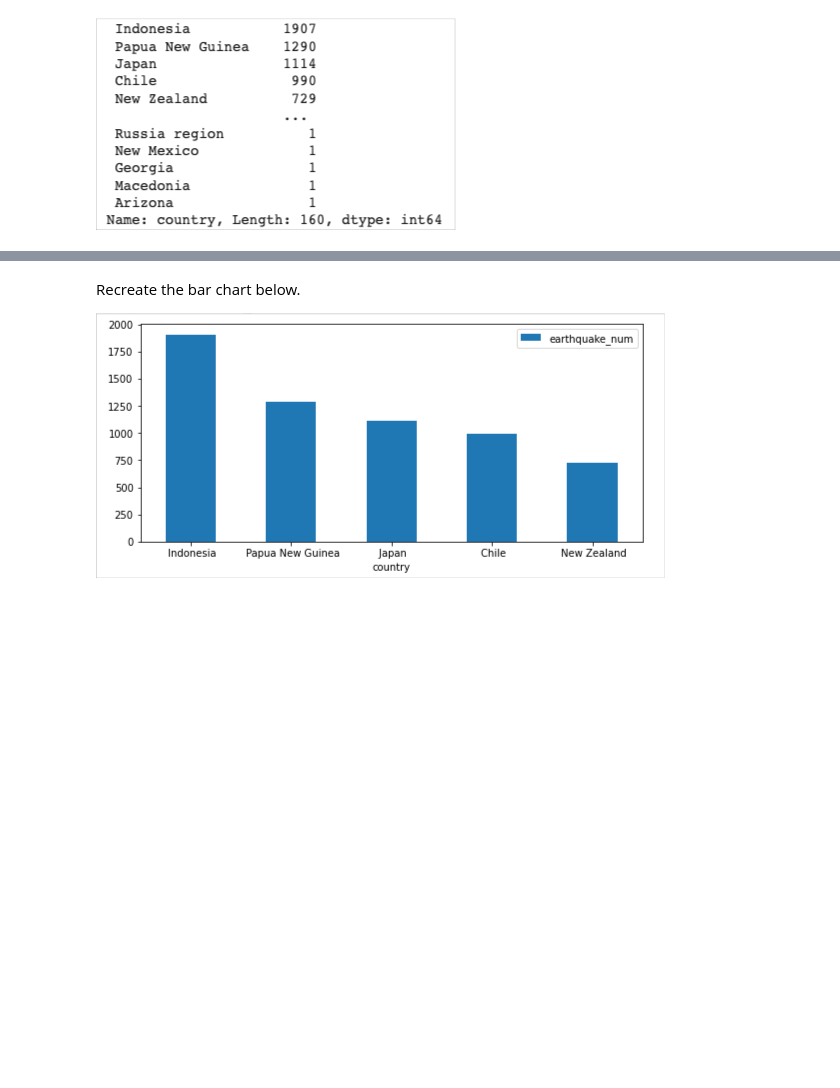
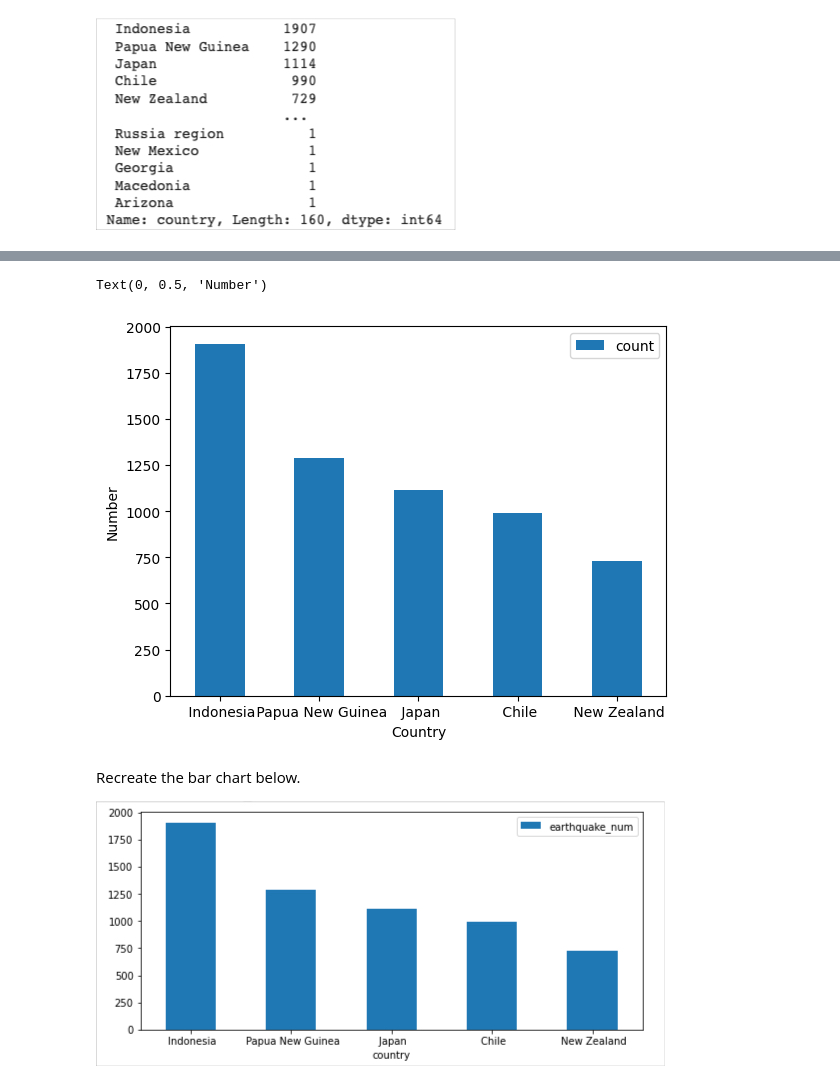
Before and after one commit to Celestin02/2024_Intro_Python, a Jupyter notebook: W3_S1.ipynb, the cells around one changed output, grey strips where cells are left out. Saved outputs shown, nothing was run; the diff lists cells and outputs as text; code cells hidden in the pictures; blank space fills up the shorter version.

```diff
--- a/W3_S1.ipynb
+++ b/W3_S1.ipynb
@@ -235,9 +244,10 @@ Hint 2: You will use `.split()` to extract the country names. The documentation
 ![aaaaa5.jpg](embedded-picture-1)
 # %%
 # Extract the state or country
-country = df.place.str.split(',',expand=True,n=1)
+country = df['place'].str.split(',',expand=True,n=1)
 # %%
 # Add it as a new column to the `DataFrame` called `country`
-df.join(country,how='right')
+df['Country'] = country[1]
+df.head()
 # %% [output]
 |  | time | latitude | longitude | depth | mag | magType | nst | gap | dmin | rms | net | ... |
@@ -281,3 +302,5 @@ Hint: Print the table to see the name of the column containing the earthquake ma
 Check out this [link](https://www.geeksforgeeks.org/ways-to-filter-pandas-dataframe-by-column-values/) to find examples of filtering by column values
 # %%
 # Filter the dataset based on the earthquakes' magnitudes
+df_filtered = df.query('mag>4')
+df_filtered.head()
@@ -294,5 +340,13 @@ Hint 2: Check out the `value_counts` function to get Num 2
 # %%
 # Count the number of >4 earthquakes in each country/state
+chart = df_filtered.value_counts(subset = 'Country').head(5)
+chart.plot(kind='bar', legend = True)
+plt.xticks(rotation=0)
+plt.xlabel('Country')
+plt.ylabel('Number')
+# %% [output]
+Text(0, 0.5, 'Number')
+[figure, added]
 # %%
 #@markdown Fill in the blank version. Double click to reveal
 # Count the number of earthquakes whose magnitudes are larger than 4
```
Also changed, not shown: parts of 15 cells of this notebook.
